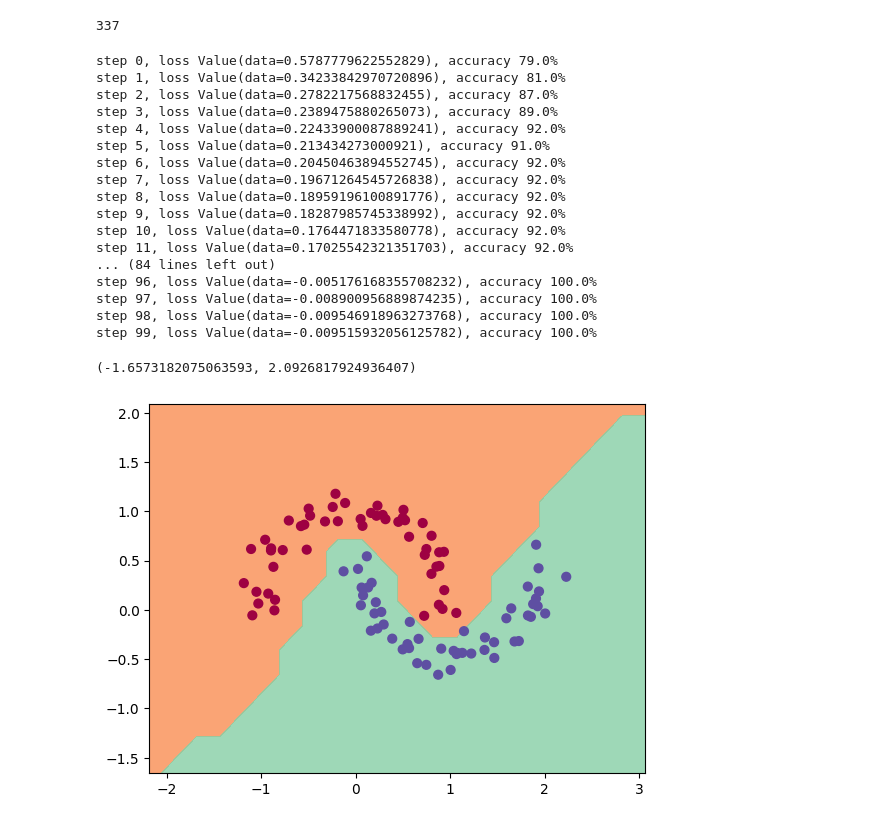
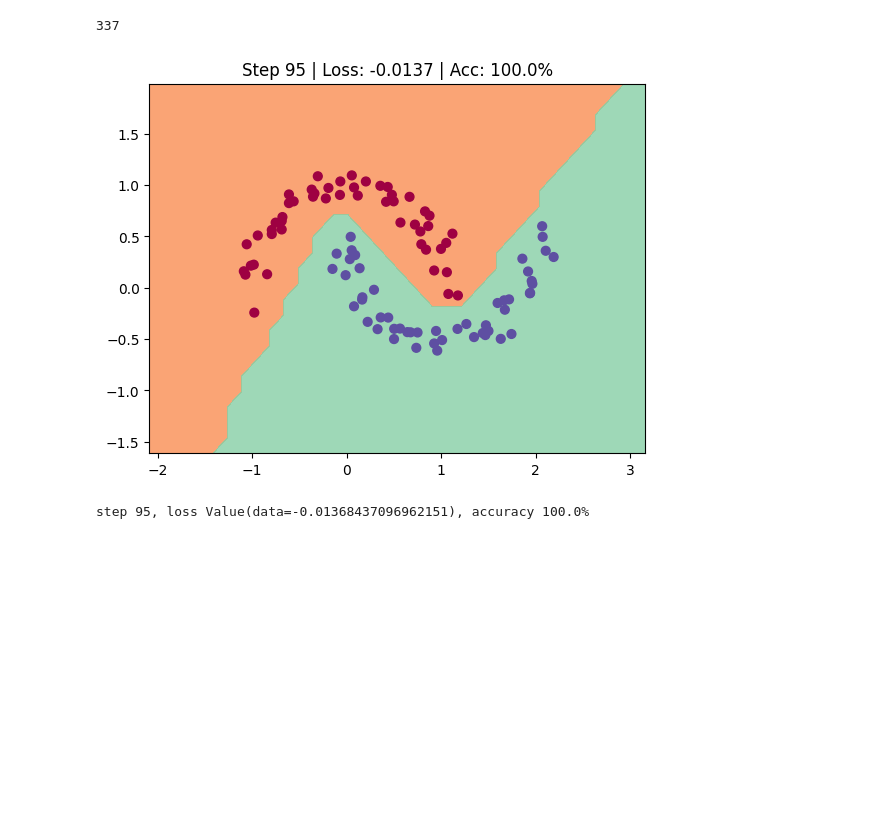
Before and after one commit to rudyon/rudygrad, a Jupyter notebook: demo.ipynb, the cells around one changed output. Saved outputs shown, nothing was run; the diff lists cells and outputs as text; code cells hidden in the pictures; blank space fills up the shorter version.

Commit message:
better visualization

```diff
--- a/demo.ipynb
+++ b/demo.ipynb
@@ -37,56 +37,43 @@ def loss():
     accuracy = [(yi > 0) == (scorei.data > 0 ) for yi, scorei in zip(y, scores)]
     return total_loss, sum(accuracy) / len(accuracy)
 # %%
+h = 0.15
+x_min, x_max = X[:, 0].min() - 1, X[:, 0].max() + 1
+y_min, y_max = X[:, 1].min() - 1, X[:, 1].max() + 1
+xx, yy = np.meshgrid(np.arange(x_min, x_max, h),
+                     np.arange(y_min, y_max, h))
+
 for k in range(100):
     # forward
     total_loss, acc = loss()
 
     # backward
     model.zero_grad()
     total_loss.backward()
 
     # update (sgd)
     learning_rate = 1.0 + 0.9*k/100
     for p in model.parameters():
         p.data -= learning_rate * p.grad
 
-    if k % 1 == 0:
+    if k % 5 == 0:
+        clear_output(wait=True)
+
+        Xmesh = np.c_[xx.ravel(), yy.ravel()]
+        inputs = [list(map(Value, xrow)) for xrow in Xmesh]
+        scores = list(map(model, inputs))
+        Z = np.array([s.data > 0 for s in scores])
+        Z = Z.reshape(xx.shape)
+
+        fig, ax = plt.subplots()
+        ax.contourf(xx, yy, Z, cmap=plt.cm.Spectral, alpha=0.8)
+        ax.scatter(X[:, 0], X[:, 1], c=y, s=40, cmap=plt.cm.Spectral)
+        ax.set_xlim(xx.min(), xx.max())
+        ax.set_ylim(yy.min(), yy.max())
+        ax.set_title(f'Step {k} | Loss: {total_loss.data:.4f} | Acc: {acc*100:.1f}%')
+        plt.show()
+
         print(f'step {k}, loss {total_loss}, accuracy {acc*100}%')
 # %% [output]
+[figure, added]
-step 0, loss Value(data=0.5787779622552829), accuracy 79.0%
-step 1, loss Value(data=0.34233842970720896), accuracy 81.0%
-step 2, loss Value(data=0.2782217568832455), accuracy 87.0%
-step 3, loss Value(data=0.2389475880265073), accuracy 89.0%
-step 4, loss Value(data=0.22433900087889241), accuracy 92.0%
-step 5, loss Value(data=0.213434273000921), accuracy 91.0%
-step 6, loss Value(data=0.20450463894552745), accuracy 92.0%
-step 7, loss Value(data=0.19671264545726838), accuracy 92.0%
-step 8, loss Value(data=0.18959196100891776), accuracy 92.0%
-step 9, loss Value(data=0.18287985745338992), accuracy 92.0%
-step 10, loss Value(data=0.1764471833580778), accuracy 92.0%
-step 11, loss Value(data=0.17025542321351703), accuracy 92.0%
-... (84 lines left out)
-step 96, loss Value(data=-0.005176168355708232), accuracy 100.0%
-step 97, loss Value(data=-0.008900956889874235), accuracy 100.0%
-step 98, loss Value(data=-0.009546918963273768), accuracy 100.0%
-step 99, loss Value(data=-0.009515932056125782), accuracy 100.0%
+step 95, loss Value(data=-0.01368437096962151), accuracy 100.0%
-# %%
-h = 0.25
-x_min, x_max = X[:, 0].min() - 1, X[:, 0].max() + 1
-y_min, y_max = X[:, 1].min() - 1, X[:, 1].max() + 1
-xx, yy = np.meshgrid(np.arange(x_min, x_max, h),
-                     np.arange(y_min, y_max, h))
-Xmesh = np.c_[xx.ravel(), yy.ravel()]
-inputs = [list(map(Value, xrow)) for xrow in Xmesh]
-scores = list(map(model, inputs))
-Z = np.array([s.data > 0 for s in scores])
-Z = Z.reshape(xx.shape)
-
-fig = plt.figure()
-plt.contourf(xx, yy, Z, cmap=plt.cm.Spectral, alpha=0.8)
-plt.scatter(X[:, 0], X[:, 1], c=y, s=40, cmap=plt.cm.Spectral)
-plt.xlim(xx.min(), xx.max())
-plt.ylim(yy.min(), yy.max())
-# %% [output]
-(-1.6573182075063593, 2.0926817924936407)
-[figure, removed]
```
Also changed, not shown: parts of 2 cells of this notebook.
